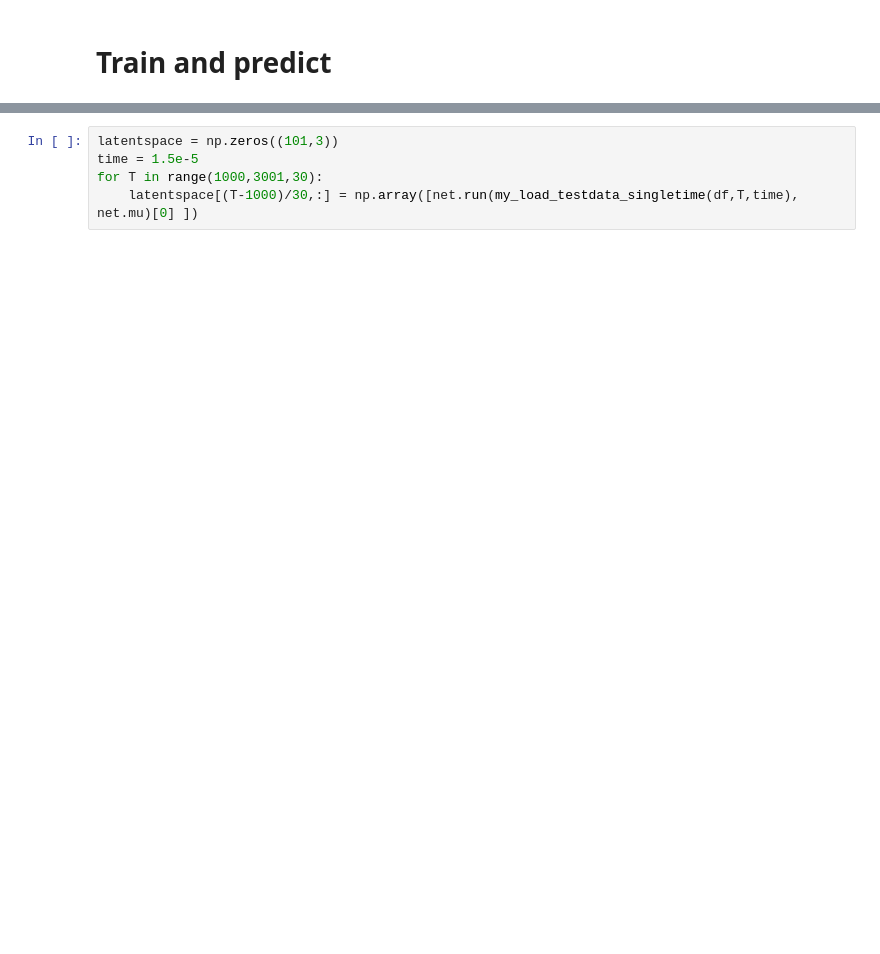
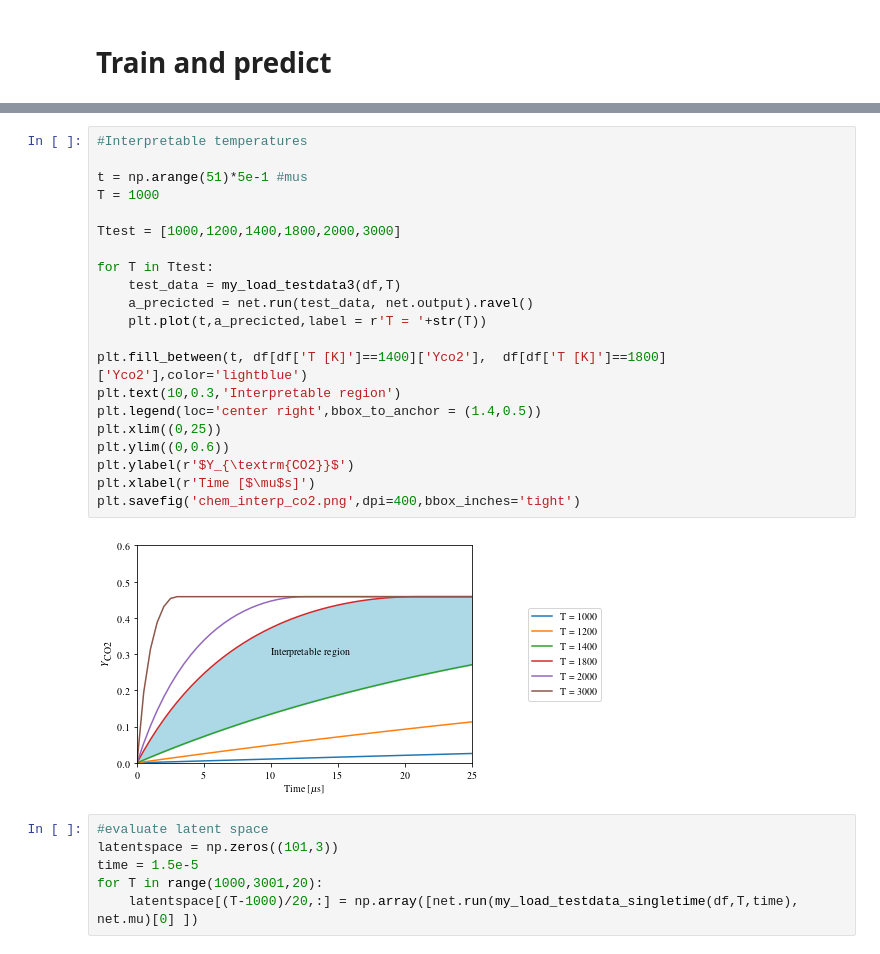
Before and after one commit to waitong94/nn_physical_concepts, a Jupyter notebook: analysis/chem.ipynb, the cells around one changed output, grey strips where cells are left out. Saved outputs shown, nothing was run; the diff lists cells and outputs as text; blank space fills up the shorter version.

```diff
--- a/analysis/chem.ipynb
+++ b/analysis/chem.ipynb
@@ -141,5 +256,29 @@ plt.savefig('chem_prediction.png',dpi=400,bbox_inches='tight')
+# %%
+#Interpretable temperatures
+
+t = np.arange(51)*5e-1 #mus
+T = 1000
+
+Ttest = [1000,1200,1400,1800,2000,3000]
+
+for T in Ttest:
+    test_data = my_load_testdata3(df,T)
+    a_precicted = net.run(test_data, net.output).ravel()
+    plt.plot(t,a_precicted,label = r'T = '+str(T))
+
+plt.fill_between(t, df[df['T [K]']==1400]['Yco2'],  df[df['T [K]']==1800]['Yco2'],color='lightblue')
+plt.text(10,0.3,'Interpretable region')
+plt.legend(loc='center right',bbox_to_anchor = (1.4,0.5))
+plt.xlim((0,25))
+plt.ylim((0,0.6))
+plt.ylabel(r'$Y_{\textrm{CO2}}$')
+plt.xlabel(r'Time [$\mu$s]')
+plt.savefig('chem_interp_co2.png',dpi=400,bbox_inches='tight')
+# %% [output]
+[figure, added]
 # %%
+#evaluate latent space
 latentspace = np.zeros((101,3))
 time = 1.5e-5
-for T in range(1000,3001,30):
-    latentspace[(T-1000)/30,:] = np.array([net.run(my_load_testdata_singletime(df,T,time), net.mu)[0] ])
+for T in range(1000,3001,20):
+    latentspace[(T-1000)/20,:] = np.array([net.run(my_load_testdata_singletime(df,T,time), net.mu)[0] ])
```
Also changed, not shown: parts of 19 cells of this notebook, 8 other files.
